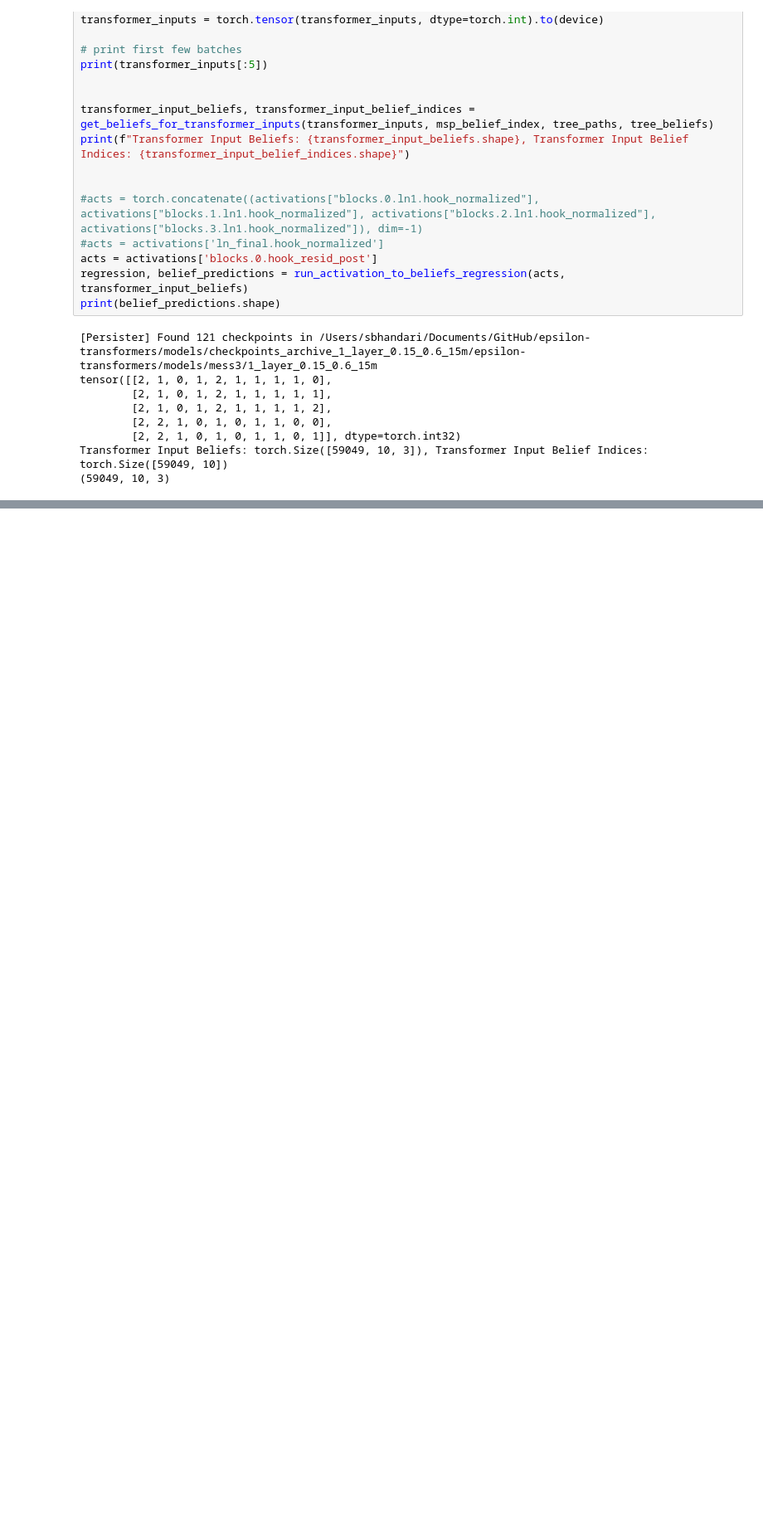
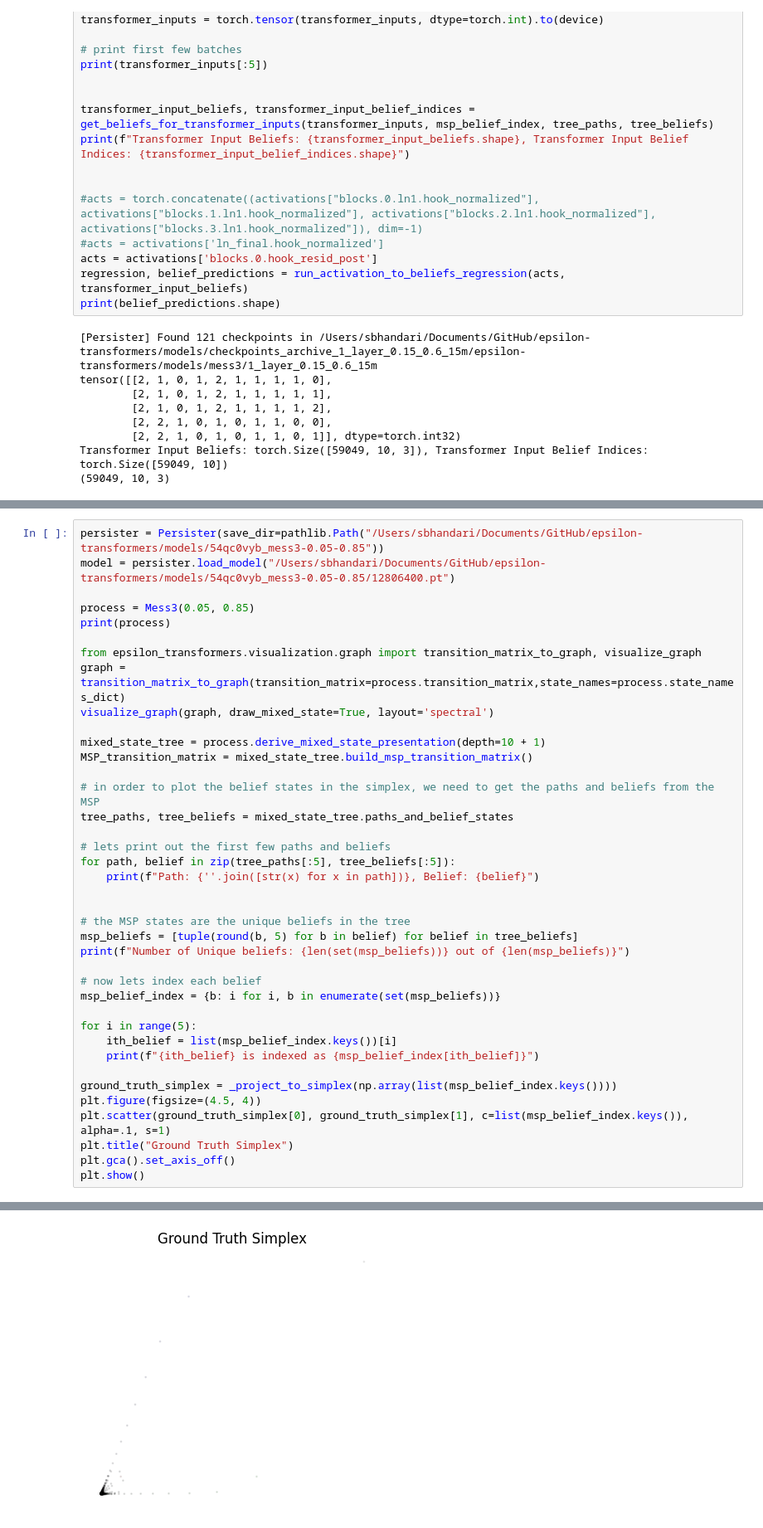
Before and after one commit to ilatims-b/epsilon-transformers, a Jupyter notebook: examples/simplex_analysis_mess3_0.05_0.85.ipynb, the cells around one changed output, grey strips where cells are left out. Shown at 83% size. Cells and saved outputs as stored; diff of their text form; blank space fills up the shorter version.

```diff
--- a/examples/simplex_analysis_mess3_0.05_0.85.ipynb
+++ b/examples/simplex_analysis_mess3_0.05_0.85.ipynb
@@ -627,0 +649,40 @@ plt.show()
+# %%
+persister = Persister(save_dir=pathlib.Path("/Users/sbhandari/Documents/GitHub/epsilon-transformers/models/54qc0vyb_mess3-0.05-0.85"))
+model = persister.load_model("/Users/sbhandari/Documents/GitHub/epsilon-transformers/models/54qc0vyb_mess3-0.05-0.85/12806400.pt")
+
+process = Mess3(0.05, 0.85)
+print(process)
+
+from epsilon_transformers.visualization.graph import transition_matrix_to_graph, visualize_graph
+graph = transition_matrix_to_graph(transition_matrix=process.transition_matrix,state_names=process.state_names_dict)
+visualize_graph(graph, draw_mixed_state=True, layout='spectral')
+
+mixed_state_tree = process.derive_mixed_state_presentation(depth=10 + 1)
+MSP_transition_matrix = mixed_state_tree.build_msp_transition_matrix()
+
+# in order to plot the belief states in the simplex, we need to get the paths and beliefs from the MSP
+tree_paths, tree_beliefs = mixed_state_tree.paths_and_belief_states
+
+# lets print out the first few paths and beliefs
+for path, belief in zip(tree_paths[:5], tree_beliefs[:5]):
+    print(f"Path: {''.join([str(x) for x in path])}, Belief: {belief}")
+
+
+# the MSP states are the unique beliefs in the tree
+msp_beliefs = [tuple(round(b, 5) for b in belief) for belief in tree_beliefs]
+print(f"Number of Unique beliefs: {len(set(msp_beliefs))} out of {len(msp_beliefs)}")
+
+# now lets index each belief
+msp_belief_index = {b: i for i, b in enumerate(set(msp_beliefs))}
+
+for i in range(5):
+    ith_belief = list(msp_belief_index.keys())[i]
+    print(f"{ith_belief} is indexed as {msp_belief_index[ith_belief]}")
+
+ground_truth_simplex = _project_to_simplex(np.array(list(msp_belief_index.keys())))
+plt.figure(figsize=(4.5, 4))
+plt.scatter(ground_truth_simplex[0], ground_truth_simplex[1], c=list(msp_belief_index.keys()), alpha=.1, s=1)
+plt.title("Ground Truth Simplex")
+plt.gca().set_axis_off()
+plt.show()
+# %% [output]
@@ -627,0 +706 @@ plt.show()
+[figure, added]
```
Also changed, not shown: parts of 9 cells of this notebook, 3 other files.
